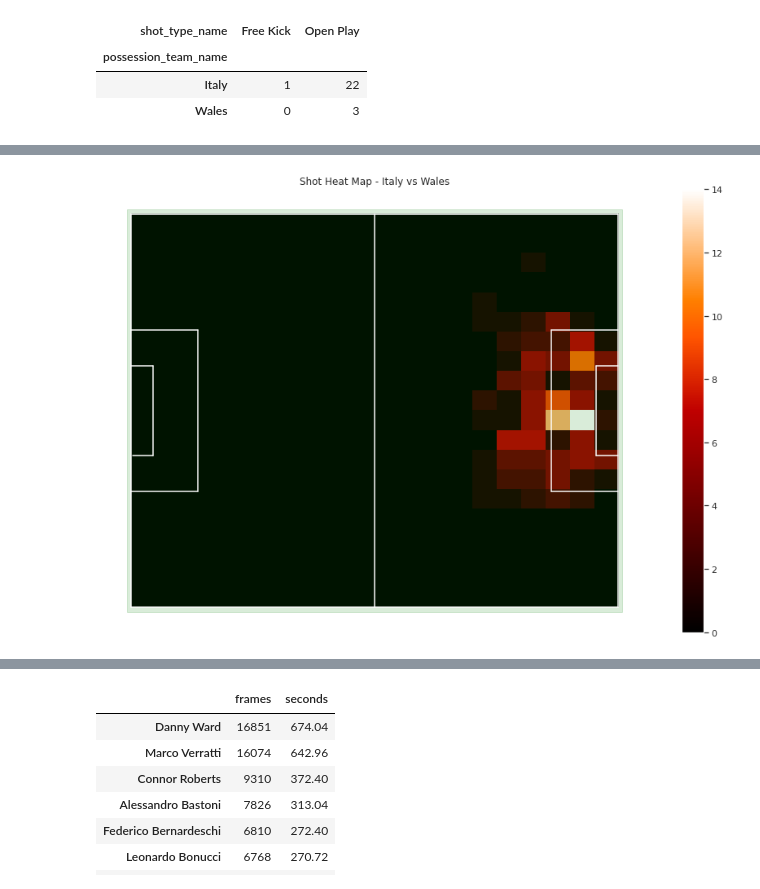
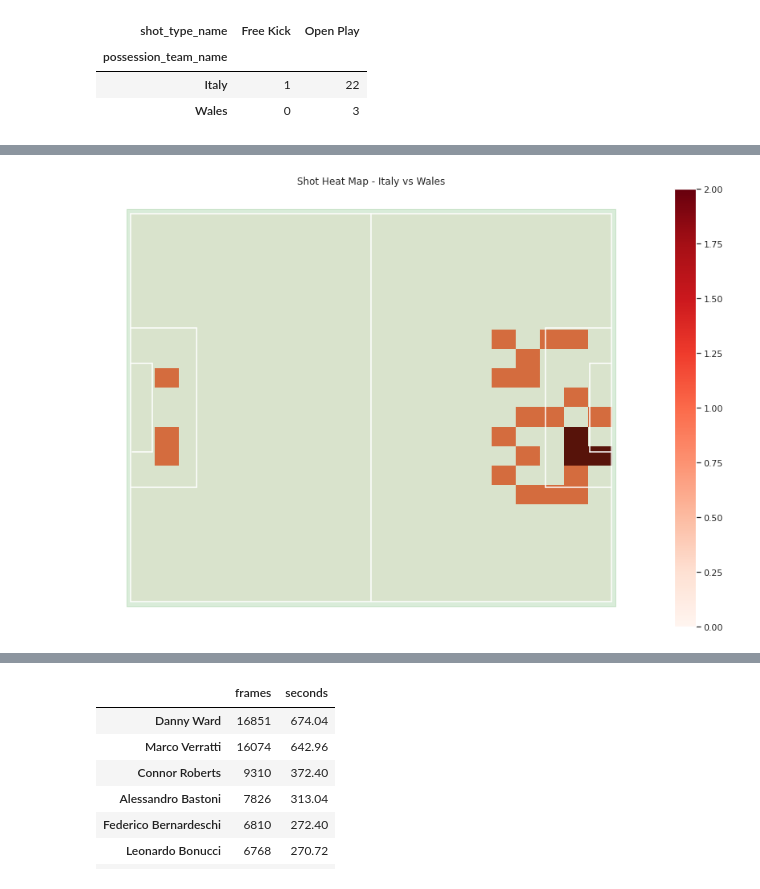
Before and after one commit to aegonwolf/socceranalytics, a Jupyter notebook: all-games.ipynb, the cells around one changed output, grey strips where cells are left out. Drawn from its saved outputs; the diff is of its cells as text; code cells hidden in the pictures.

```diff
--- a/all-games.ipynb
+++ b/all-games.ipynb
@@ -644,0 +683,4 @@ italy_shots = shots[shots['possession_team_name'] == 'Italy']
+# %%
+shots = italy_wales[italy_wales['type_name'] == 'Shot']
+italy_shots = shots[shots['possession_team_name'] == 'Italy']
+wales_shots = shots[shots['possession_team_name'] == 'Wales']
@@ -645,7 +698,9 @@ italy_shots = shots[shots['possession_team_name'] == 'Italy']
 # %%
-locations = shots_i['location'].explode().to_numpy().reshape(-1, 2)
+locations_i = italy_shots['location'].explode().to_numpy().reshape(-1, 2)
+locations_w = wales_shots['location'].explode().to_numpy().reshape(-1, 2)
 # %%
-H_Shot=np.histogram2d(locations[:, 0], locations[:, 1], bins=20, range= [[0, 120], [0, 80]])
+italy_hshot =np.histogram2d(locations_i[:, 0], locations_i[:, 1], bins=20, range= [[0, 120], [0, 80]])
+wales_hshot =np.histogram2d(locations_w[:, 0], locations_w[:, 1], bins=20, range= [[0, 120], [0, 80]])
 # %%
 
 length = 120
@@ -662,7 +717,10 @@ plt.plot([length/2,length/2],[0,width], color=linecolor)
 plt.fill_between(x = [-bounds, length+bounds],
                  y1 = [width+bounds, width + bounds],
                  y2 = [-bounds, -bounds], color='green', alpha = 0.15)
-implot = plt.imshow(H_Shot[0].T, extent = [0,120,0,80], aspect='auto',cmap=plt.cm.gist_heat)
+wimplot = plt.imshow(np.flip(wales_hshot[0].T) + italy_hshot[0].T, extent = [0,120,0,80], aspect='auto', cmap = plt.cm.Reds)
+# #iimplot = plt.imshow(italy_hshot[0].T, extent = [0,120,0,80], aspect='auto')
+# plt.matshow(italy_hshot[0].T, cmap = plt.cm.Blues)
+# plt.matshow(np.flip(wales_hshot[0].T), cmap = plt.cm.Reds)
 
 
 #Left Penalty Area
@@ -684,34 +742,34 @@ plt.plot([5.5,0.5],[(width/2-7.32/2-5.5),(width/2-7.32/2-5.5)],color=linecolor)
 plt.plot([length,length-5.5],[(width/2+7.32/2+5.5),(width/2+7.32/2+5.5)],color=linecolor)
 plt.plot([length-5.5,length-5.5],[(width/2+7.32/2+5.5),width/2-7.32/2-5.5],color=linecolor)
 plt.plot([length-5.5,length],[width/2-7.32/2-5.5,width/2-7.32/2-5.5],color=linecolor)
 
 #Prepare Circles
 centreCircle = plt.Circle((length/2,width/2),9.15,color=linecolor,fill=False)
 centreSpot = plt.Circle((length/2,width/2),0.8,color=linecolor)
 leftPenSpot = plt.Circle((11,width/2),0.8,color=linecolor)
 rightPenSpot = plt.Circle((length-11,width/2),0.8,color=linecolor)
 
 #Draw Circles
 ax.add_patch(centreCircle)
 ax.add_patch(centreSpot)
 ax.add_patch(leftPenSpot)
 ax.add_patch(rightPenSpot)
 
 #Prepare Arcs
 leftArc = Arc((11,width/2),height=18.3,width=18.3,angle=0,theta1=308,theta2=52,color=linecolor)
 rightArc = Arc((length-11,width/2),height=18.3,width=18.3,angle=0,theta1=128,theta2=232,color=linecolor)
 
 #Draw Arcs
 ax.add_patch(leftArc)
 ax.add_patch(rightArc)
 plt.title("Shot Heat Map - Italy vs Wales")
 #Tidy Axes
 plt.axis('off')
 plt.colorbar()
 plt.savefig('shot_heatmap.png')
 plt.show()
 # %% [output]
-[figure, old version]
+[figure, new version]
 # %%
 def restore_df(path):
     with pd.HDFStore(path, mode = 'r') as store:
```
Also changed, not shown: parts of 13 cells of this notebook.
